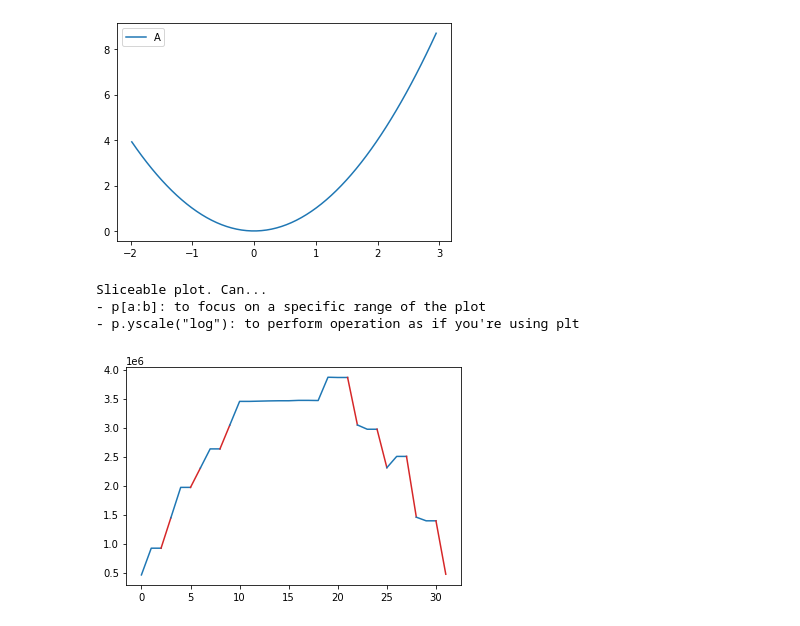
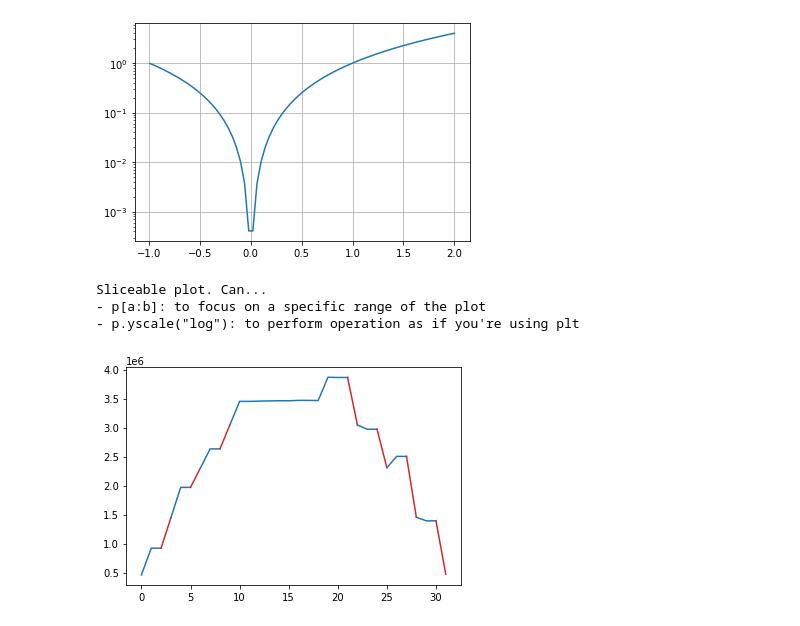
Before and after one commit to 157239n/k1lib, a Jupyter notebook: k1lib/viz.ipynb, the cells around one changed output. Cells and saved outputs as stored; diff of their text form; code cells hidden in the pictures.

```diff
--- a/k1lib/viz.ipynb
+++ b/k1lib/viz.ipynb
@@ -47,16 +25,0 @@ element, else return the entire list."""
-# %%
-import numpy as np
-def plotF(_slices):
-    r = _k1lib.Range(-4, 4)
-    if _slices == slice(None, None, None): _slices = r.slice_
-    ir = _k1lib.Range(100)
-    x = np.linspace(*r, ir.stop)[r.toRange(ir, _slices).slice_]
-    y = x**2
-    _plt.plot(x, y)
-def plot(): return SliceablePlot(plotF)
-plot().legend(["A"])[-2:3]
-# %% [output]
-[figure, removed]
-Sliceable plot. Can...
-- p[a:b]: to focus on a specific range of the plot
-- p.yscale("log"): to perform operation as if you're using plt
@@ -63,3 +124,16 @@ Sliceable plot. Can...
+# %%
+@SliceablePlot.decorate
+def plotF(_slice):
+    n = 100; r = _k1lib.Range(-2, 2)
+    x = _np.linspace(*r, n)
+    _slice = r.toRange(_k1lib.Range(n), r.bound(_slice)).slice_
+    _plt.plot(x[_slice], (x**2)[_slice])
+plotF()[-1:].grid(True).yscale("log")
+# %% [output]
+[figure, added]
+Sliceable plot. Can...
+- p[a:b]: to focus on a specific range of the plot
+- p.yscale("log"): to perform operation as if you're using plt
 # %%
 #export
 def plotSegments(x:_List[float], y:_List[float], states:_List[int], colors:_List[str]=None):
```
Also changed, not shown: parts of 10 cells of this notebook, 43 other files.
